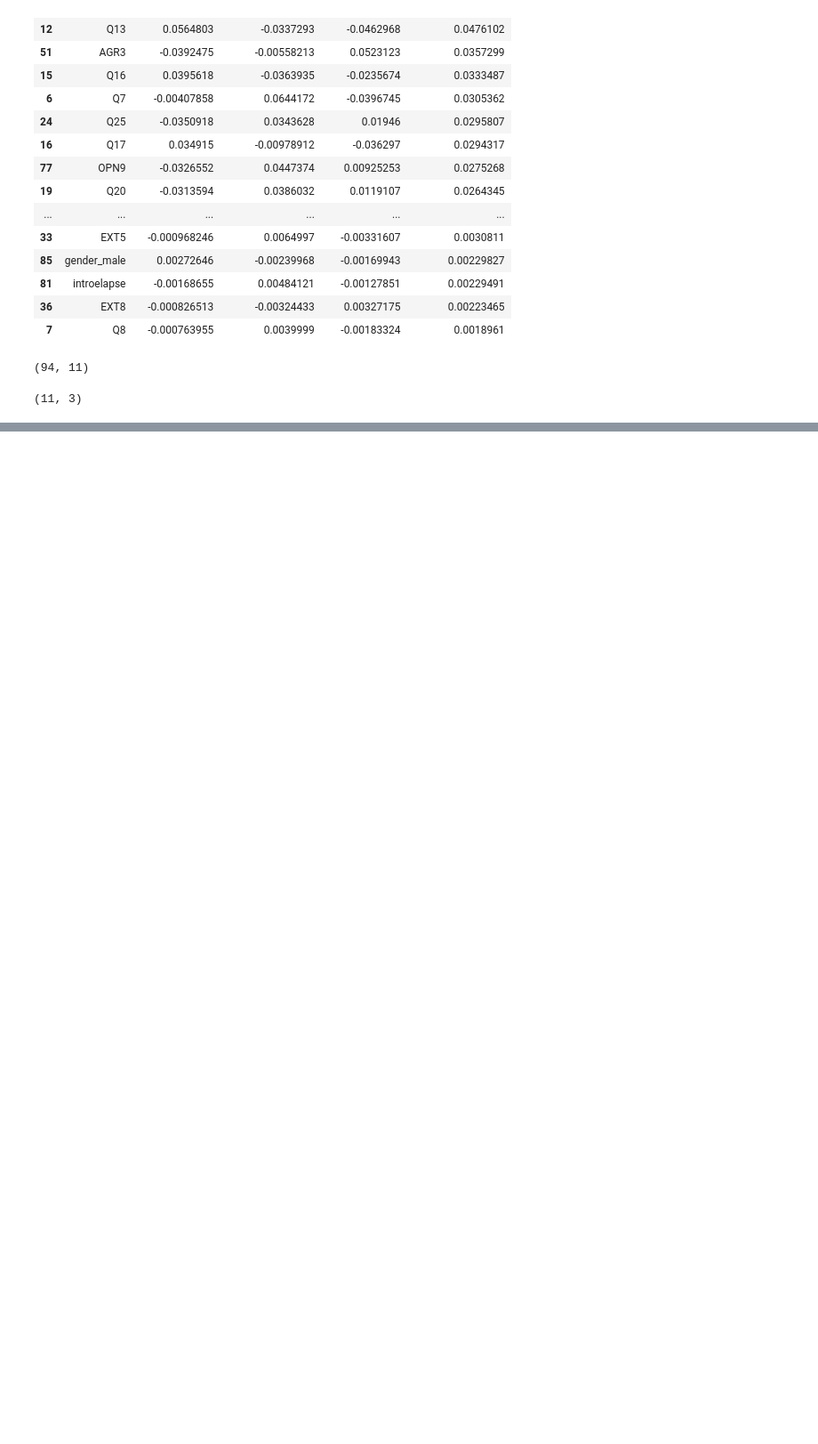
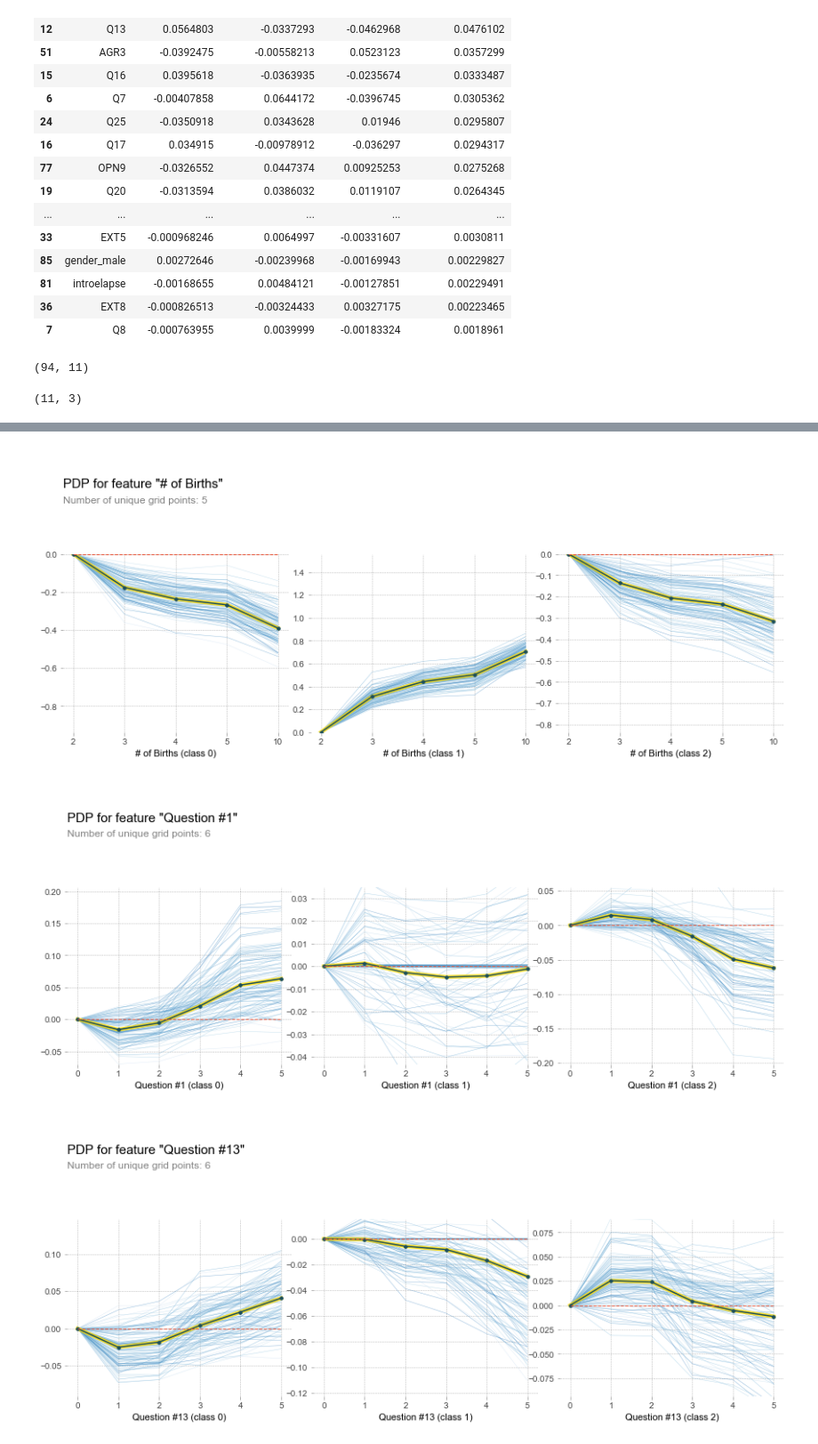
Before and after one commit to PacktPublishing/Interpretable-Machine-Learning-with-Python, a Jupyter notebook: Chapter4/Example1.ipynb, the cells around one changed output, grey strips where cells are left out. Shown at 89% size. Drawn from its saved outputs; the diff is of its cells as text; code cells hidden in the pictures; blank space fills up the shorter version.

```diff
--- a/Chapter4/Example1.ipynb
+++ b/Chapter4/Example1.ipynb
@@ -335,3 +340,12 @@ class_models['mlp']['fitted'][1].coefs_[0].shape
 class_models['mlp']['fitted'][1].coefs_[1].shape
 # %% [output]
 (11, 3)
+# %%
+for model_name in class_models.keys():
+    fitted_model = class_models[model_name]['fitted']
+    permutation_imp = inspection.permutation_importance(\
+                        fitted_model, X_test, y_test, n_jobs=-1,\
+                        scoring='accuracy', n_repeats=8,\
+                        random_state=rand)
+    class_models[model_name]['importances_mean'] =\
+                        permutation_imp.importances_mean
@@ -337,0 +403,22 @@ class_models['mlp']['fitted'][1].coefs_[1].shape
+# %%
+feature_names = ['birthn', 'Q1', 'Q13', 'age']
+feature_labels = ['# of Births', 'Question #1',\
+                  'Question #13', 'Age']
+# %%
+for i in range(len(feature_names)):
+    pdp_feat_df = pdp.pdp_isolate(\
+        model=class_models['gradient_boosting']['fitted'],\
+        dataset=pd.concat((X_test, y_test), axis=1),\
+        model_features=X_test.columns,\
+        feature=feature_names[i]
+    )
+    fig, axes = pdp.pdp_plot(
+        pdp_isolate_out=pdp_feat_df, center=True,\
+        x_quantile=True, ncols=3, plot_lines=True,\
+        frac_to_plot=100, figsize=(15,6),\
+        feature_name=feature_labels[i]
+    )
+# %% [output]
+[figure, added]
+[figure, added]
+[figure, added]
```
Also changed, not shown: parts of 21 cells of this notebook.
